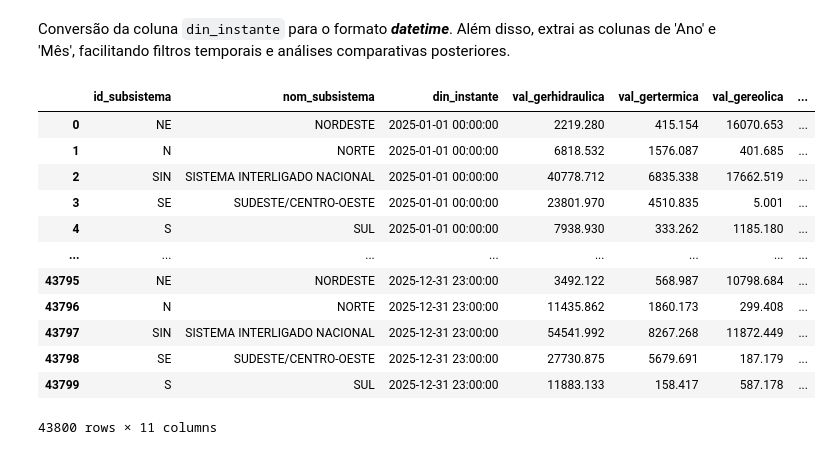
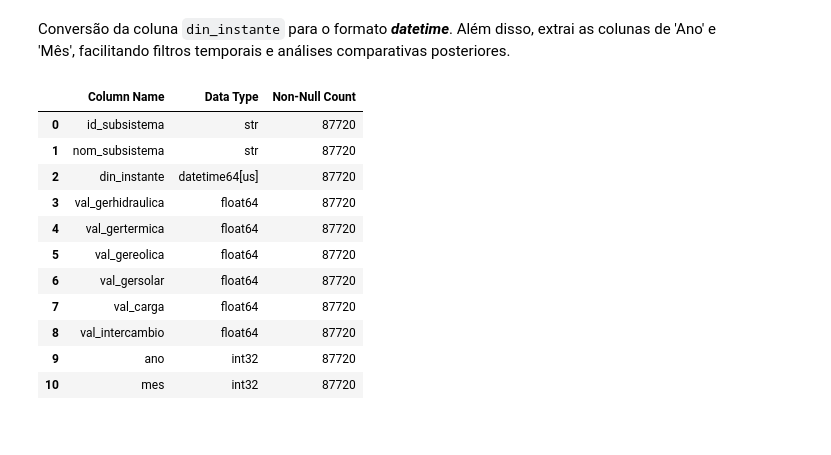
Before and after one commit to Vitoria-Emanuele/visualizacao_de_dados, a Jupyter notebook: ECVD.ipynb, the cells around one changed output. Drawn from its saved outputs; the diff is of its cells as text; code cells hidden in the pictures.

```diff
--- a/ECVD.ipynb
+++ b/ECVD.ipynb
@@ -28,11 +23,11 @@ Os datasets anuais do ONS (2025 e 2026) são carregados individualmente para per
 # %%
-df_2025 = pd.read_csv('./datasets/BALANCO_ENERGIA_SUBSISTEMA_2025.csv', sep=';')
+df_2024 = pd.read_csv('./datasets/BALANCO_ENERGIA_SUBSISTEMA_2024.csv', sep=';')
 
 # Create a DataFrame to display column information in a more structured way
 column_info = pd.DataFrame({
-    'Column Name': df_2025.columns,
-    'Data Type': df_2025.dtypes,
-    'Non-Null Count': df_2025.count(),
+    'Column Name': df_2024.columns,
+    'Data Type': df_2024.dtypes,
+    'Non-Null Count': df_2024.count(),
 })
 
 display(column_info.reset_index(drop=True))
@@ -89,0 +89,10 @@ Para este estudo de caso, as colunas foram interpretadas conforme as definiçõe
+# %%
+df = pd.concat([df_2024, df_2025], ignore_index=True)
+
+column_info = pd.DataFrame({
+    'Column Name': df.columns,
+    'Data Type': df.dtypes,
+    'Non-Null Count': df.count(),
+})
+
+display(column_info.reset_index(drop=True))
@@ -91,24 +111,29 @@ Para este estudo de caso, as colunas foram interpretadas conforme as definiçõe
 Conversão da coluna `din_instante` para o formato ***datetime***. Além disso, extrai as colunas de 'Ano' e 'Mês', facilitando filtros temporais e análises comparativas posteriores.
 # %%
 # Converte para datetime
-df_2025['din_instante'] = pd.to_datetime(df_2025['din_instante'])
+df['din_instante'] = pd.to_datetime(df['din_instante'])
 
 # Extrai ano e mês (Feature Engineering básica)
-df_2025['ano'] = df_2025['din_instante'].dt.year
-df_2025['mes'] = df_2025['din_instante'].dt.month
+df['ano'] = df['din_instante'].dt.year
+df['mes'] = df['din_instante'].dt.month
 
-df_2025
+column_info = pd.DataFrame({
+    'Column Name': df.columns,
+    'Data Type': df.dtypes,
+    'Non-Null Count': df.count(),
+})
+
+display(column_info.reset_index(drop=True))
 # %% [output]
-|  | id_subsistema | nom_subsistema | din_instante | val_gerhidraulica | val_gertermica | val_gereolica | ... |
-| 0 | NE | NORDESTE | 2025-01-01 00:00:00 | 2219.280 | 415.154 | 16070.653 | ... |
-| 1 | N | NORTE | 2025-01-01 00:00:00 | 6818.532 | 1576.087 | 401.685 | ... |
-| 2 | SIN | SISTEMA INTERLIGADO NACIONAL | 2025-01-01 00:00:00 | 40778.712 | 6835.338 | 17662.519 | ... |
-| 3 | SE | SUDESTE/CENTRO-OESTE | 2025-01-01 00:00:00 | 23801.970 | 4510.835 | 5.001 | ... |
-| 4 | S | SUL | 2025-01-01 00:00:00 | 7938.930 | 333.262 | 1185.180 | ... |
-| ... | ... | ... | ... | ... | ... | ... | ... |
-| 43795 | NE | NORDESTE | 2025-12-31 23:00:00 | 3492.122 | 568.987 | 10798.684 | ... |
-| 43796 | N | NORTE | 2025-12-31 23:00:00 | 11435.862 | 1860.173 | 299.408 | ... |
-| 43797 | SIN | SISTEMA INTERLIGADO NACIONAL | 2025-12-31 23:00:00 | 54541.992 | 8267.268 | 11872.449 | ... |
-| 43798 | SE | SUDESTE/CENTRO-OESTE | 2025-12-31 23:00:00 | 27730.875 | 5679.691 | 187.179 | ... |
-| 43799 | S | SUL | 2025-12-31 23:00:00 | 11883.133 | 158.417 | 587.178 | ... |
+|  | Column Name | Data Type | Non-Null Count |
+| 0 | id_subsistema | str | 87720 |
+| 1 | nom_subsistema | str | 87720 |
+| 2 | din_instante | datetime64[us] | 87720 |
+| 3 | val_gerhidraulica | float64 | 87720 |
+| 4 | val_gertermica | float64 | 87720 |
+| 5 | val_gereolica | float64 | 87720 |
+| 6 | val_gersolar | float64 | 87720 |
+| 7 | val_carga | float64 | 87720 |
+| 8 | val_intercambio | float64 | 87720 |
+| 9 | ano | int32 | 87720 |
+| 10 | mes | int32 | 87720 |
-43800 rows × 11 columns
```
Also changed, not shown: parts of 42 cells of this notebook, 2 other files.
